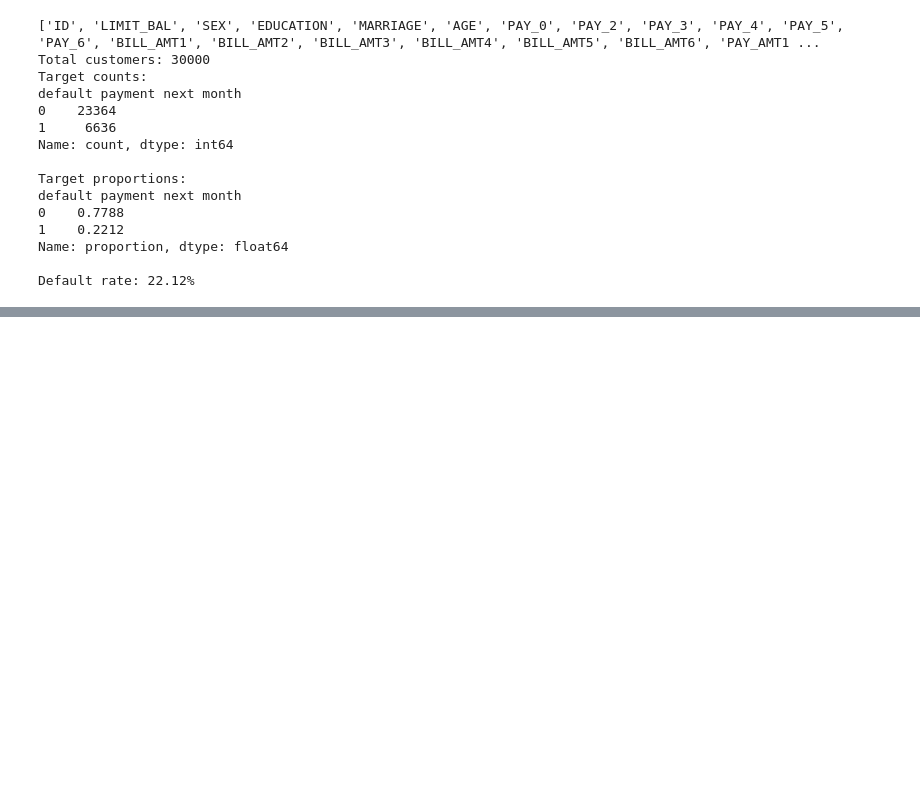
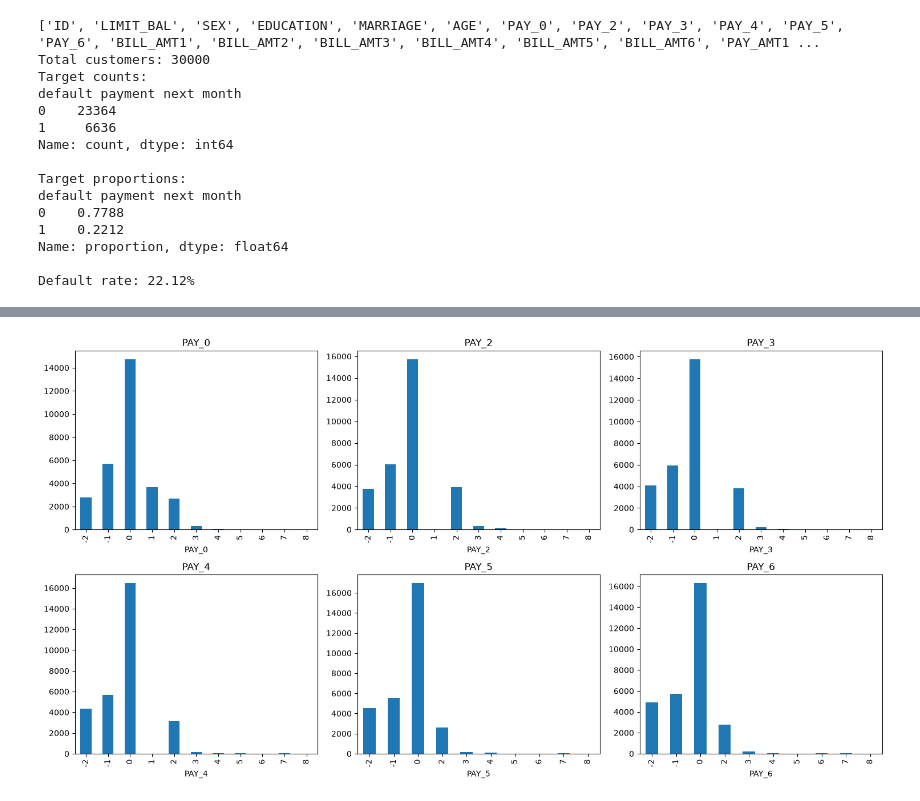
Before and after one commit to VaidehiKushwaha/credit-risk-scorecard-profit-optimization, a Jupyter notebook: notebooks/01_eda.ipynb, the cells around one changed output, grey strips where cells are left out. Cells and saved outputs as stored; diff of their text form; code cells hidden in the pictures; blank space fills up the shorter version.

```diff
--- a/notebooks/01_eda.ipynb
+++ b/notebooks/01_eda.ipynb
@@ -143,0 +417,6 @@ Default rate: 22.12%
+# %%
+##Categorical variables audit
+for c in cat_cols:
+    print(f"--- {c} ---")
+    print(df[c].value_counts(dropna=False).sort_index())
+    print()
@@ -143,0 +443,9 @@ Default rate: 22.12%
+# %%
+## Merge undocumented codes into the existing “other” category.
+df_clean = df.copy()
+
+edu_before = df_clean["EDUCATION"].value_counts().sort_index()
+df_clean["EDUCATION"] = df_clean["EDUCATION"].replace({0: 4, 5: 4, 6: 4})
+
+mar_before = df_clean["MARRIAGE"].value_counts().sort_index()
+df_clean["MARRIAGE"] = df_clean["MARRIAGE"].replace({0: 3})
@@ -143,0 +470,6 @@ Default rate: 22.12%
+# %%
+##Repayment-status (PAY_) audit
+for c in pay_cols:
+    print(f"--- {c} ---")
+    print(df_clean[c].value_counts().sort_index())
+    print()
@@ -143,0 +496,10 @@ Default rate: 22.12%
+# %%
+fig, axes = plt.subplots(2, 3, figsize=(15, 8))
+for ax, c in zip(axes.ravel(), pay_cols):
+    df_clean[c].value_counts().sort_index().plot(kind="bar", ax=ax)
+    ax.set_title(c)
+plt.tight_layout()
+plt.savefig("../reports/figures/pay_status_distributions.png", bbox_inches="tight")
+plt.show()
+# %% [output]
+[figure, added]
```
Also changed, not shown: parts of 83 cells of this notebook, 6 other files.
